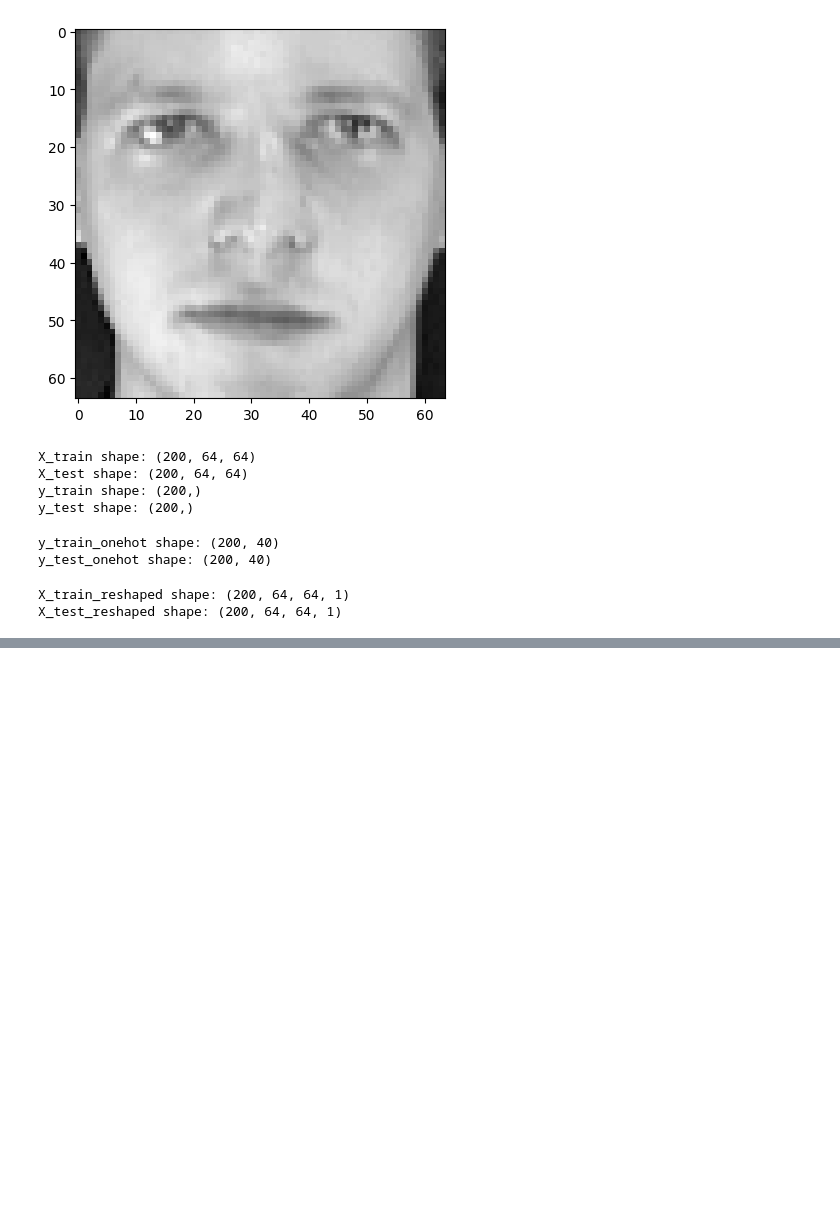
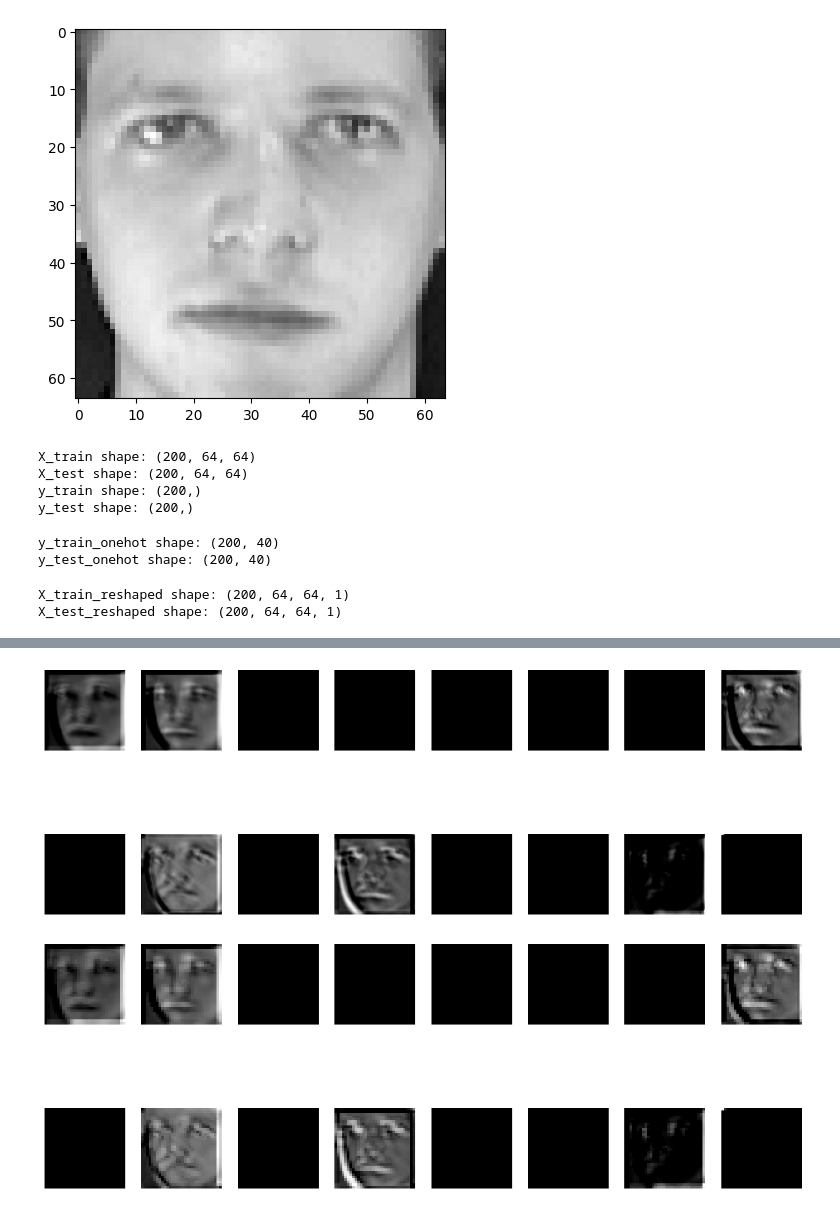
Before and after one commit to kehenock/AD-10-Foundation-of-Neural-network-and-Similar-models, a Jupyter notebook: Lab 3 Part 1 Libraries and Preprocessing.ipynb, the cells around one changed output, grey strips where cells are left out. Drawn from its saved outputs; the diff is of its cells as text; code cells hidden in the pictures; blank space fills up the shorter version.

```diff
--- a/Lab 3 Part 1 Libraries and Preprocessing.ipynb
+++ b/Lab 3 Part 1 Libraries and Preprocessing.ipynb
@@ -97,0 +296,41 @@ X_test_reshaped shape: (200, 64, 64, 1)
+# %%
+# Feature maps
+
+# Create model to get outputs from conv and pooling layers
+feature_map_model2 = Model(
+    inputs=model2.input,
+    outputs=[model2.layers[1].output, model2.layers[2].output]
+)
+
+# Use the same image index as before
+image_index = 0
+test_image = X_test_reshaped[image_index]
+
+# Add batch dimension
+test_image_input = np.expand_dims(test_image, axis=0)
+
+# Get feature maps
+conv_features, pool_features = feature_map_model2.predict(test_image_input)
+
+# ---- Convolution feature maps ----
+plt.figure(figsize=(15, 6))
+
+# For loop
+for i in range(conv_features.shape[-1]):
+    plt.subplot(2, 8, i + 1)
+    plt.imshow(conv_features[0, :, :, i], cmap=plt.cm.gray)
+    plt.axis('off')
+
+plt.show()
+
+# ---- Pooling feature maps ----
+plt.figure(figsize=(15, 6))
+
+# For loop
+for i in range(pool_features.shape[-1]):
+    plt.subplot(2, 8, i + 1)
+    plt.imshow(pool_features[0, :, :, i], cmap=plt.cm.gray)
+    plt.axis('off')
+
+plt.show()
+# %% [output]
@@ -97,0 +338,2 @@ X_test_reshaped shape: (200, 64, 64, 1)
+[figure, added]
+[figure, added]
```
Also changed, not shown: parts of 9 cells of this notebook.
